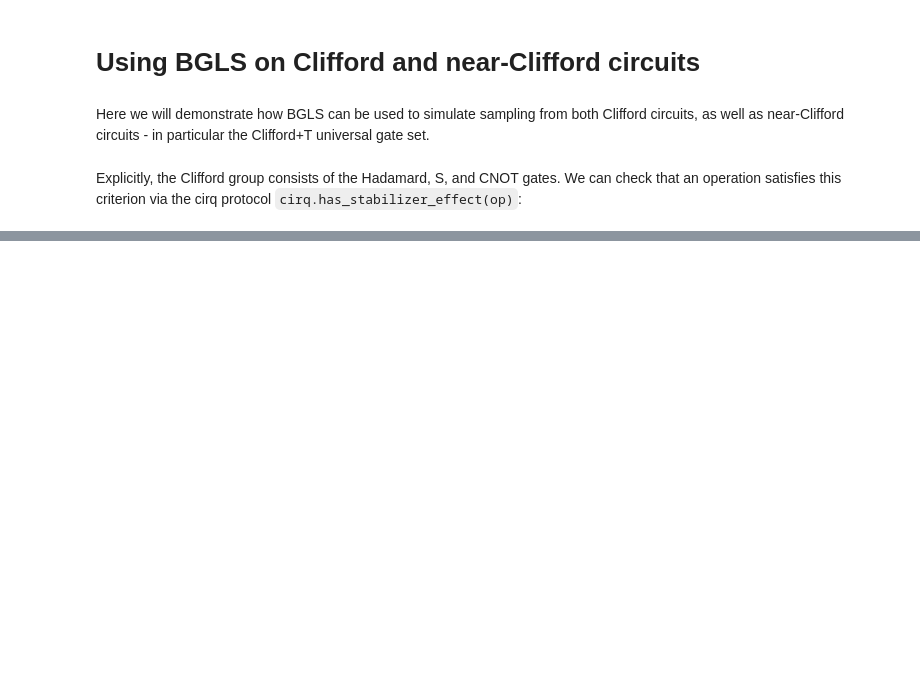
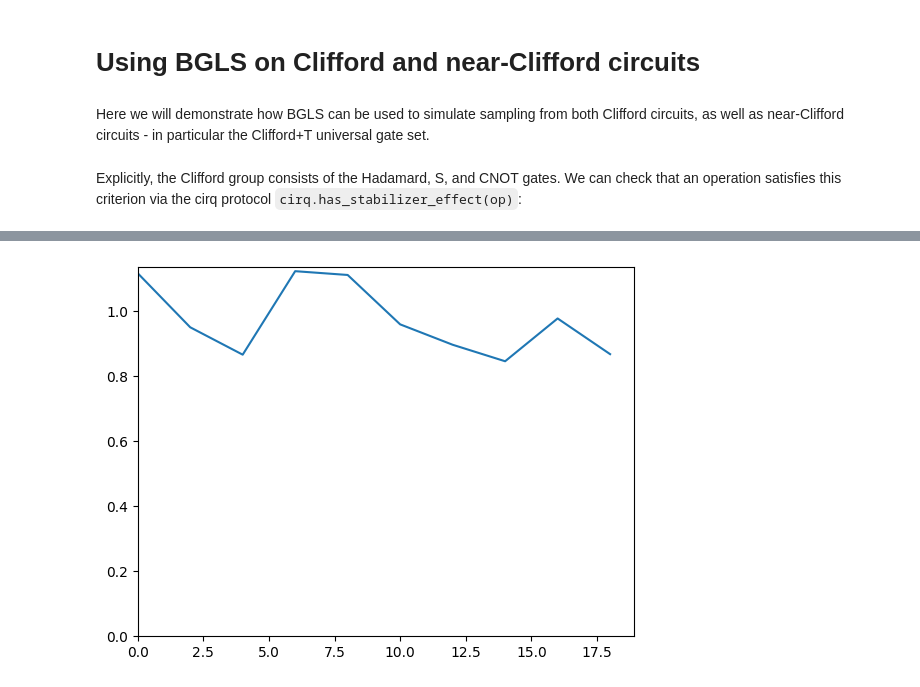
Before and after one commit to asciineuron/bgls, a Jupyter notebook: docs/clifford_simulation.ipynb, the cells around one changed output, grey strips where cells are left out. Cells and saved outputs as stored; diff of their text form; code cells hidden in the pictures; blank space fills up the shorter version.

```diff
--- a/docs/clifford_simulation.ipynb
+++ b/docs/clifford_simulation.ipynb
@@ -25,0 +140,37 @@ assert bgls.cirq_stabilizer_ch_bitstring_probability(ch_stab_state, "101") == 1
+# %%
+num_Ts = []
+runtimes = []
+qubits = cirq.LineQubit.range(4)
+for num_t in range(0, 20, 2):
+    circuit = cirq.testing.random_circuit(qubits, n_moments=40, op_density=0.5, gate_domain={cirq.H: 1, cirq.CNOT: 2, cirq.S: 1})
+    if num_t > 0:
+        inserts = []
+        for t in range(num_t):
+            inserts.append((0, cirq.T.on(b)))
+        circuit.batch_insert(inserts) # insert num_t T gates at beginning, since position in circuit doesn't affect runtime
+        circuit = circuit[:-num_t] # preserve total number of gates
+    circuit = circuit + cirq.measure(qubits, key="measure")
+
+    ch_stabilizer_simulator = bgls.Simulator(
+        cirq.StabilizerChFormSimulationState(
+            qubits=qubits, initial_state=0
+        ),
+        bgls.utils.apply_near_clifford_gate,
+        bgls.utils.cirq_stabilizer_ch_bitstring_probability,
+        seed=1,
+    )
+
+    start = time.time()
+    result = ch_stabilizer_simulator.run(circuit, repetitions=100)
+    end = time.time()
+    runtime = end - start
+
+    num_Ts.append(num_t)
+    runtimes.append(runtime)
+# %%
+plt.plot(num_Ts, runtimes)
+plt.xlim(xmin=0)
+plt.ylim(ymin=0)
+plt.show()
+# %% [output]
+[figure, added]
```
Also changed, not shown: parts of 14 cells of this notebook, 5 other files.
